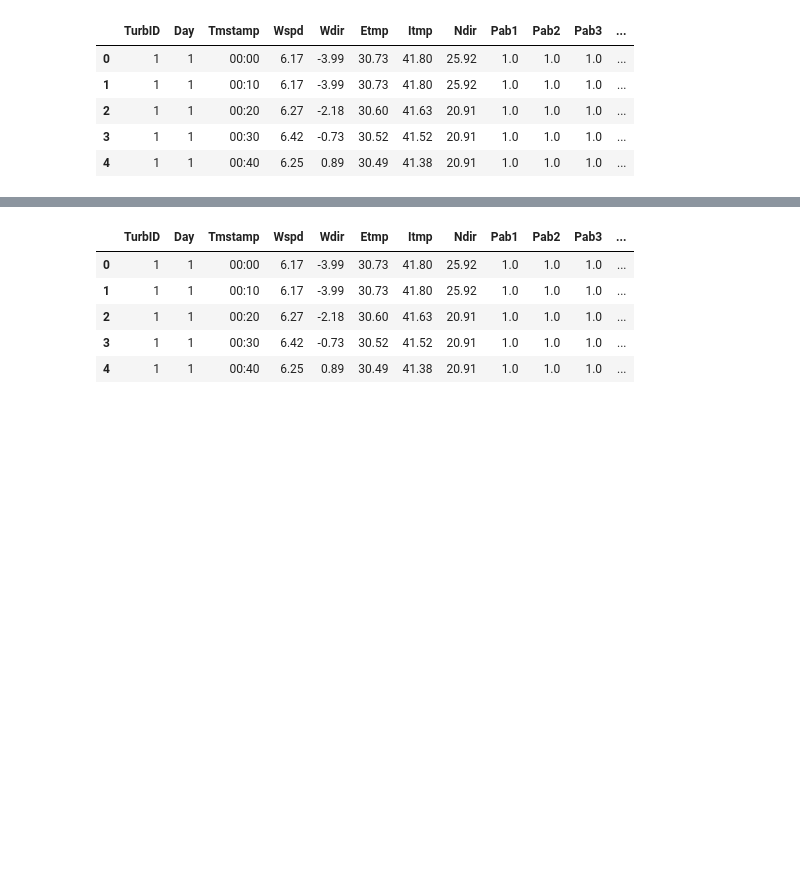
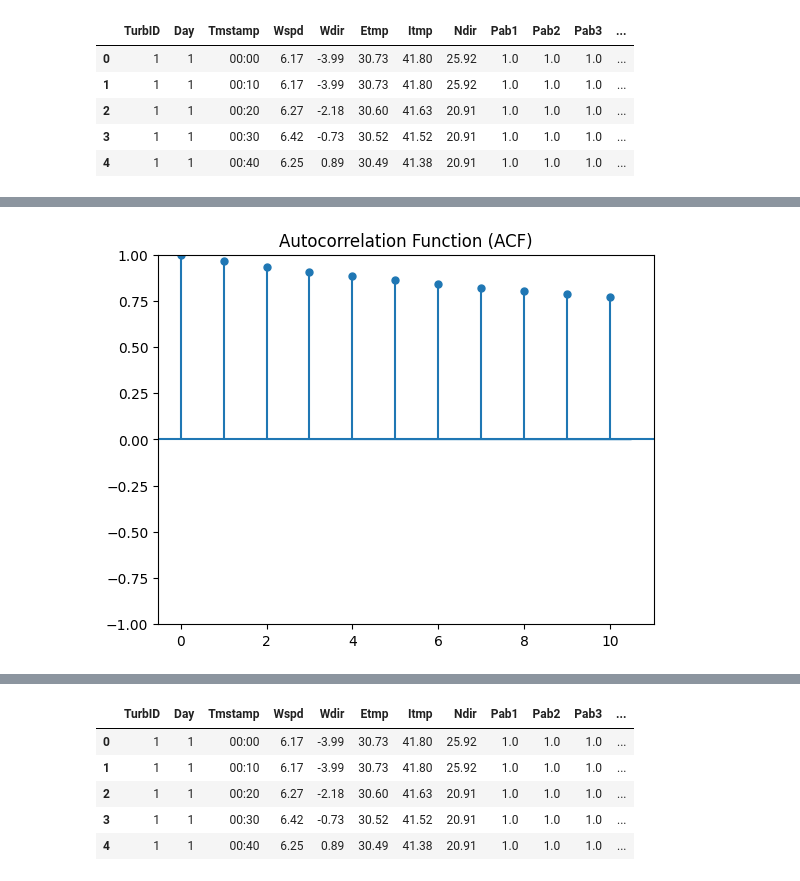
Before and after one commit to GKDGKD/KDD_CUP_2022, a Jupyter notebook: notebook/kdd_EDA.ipynb, the cells around one changed output, grey strips where cells are left out. Cells and saved outputs as stored; diff of their text form; code cells hidden in the pictures; blank space fills up the shorter version.

```diff
--- a/notebook/kdd_EDA.ipynb
+++ b/notebook/kdd_EDA.ipynb
@@ -52,0 +96,9 @@ data.head()
+# %%
+from statsmodels.graphics.tsaplots import plot_acf, plot_pacf
+
+# 绘制自相关图
+plot_acf(data['Patv'][:1000000], lags=10)  # 指定lags为延迟的数量
+plt.title('Autocorrelation Function (ACF)')
+plt.show()
+# %% [output]
+[figure, added]
```
Also changed, not shown: parts of 9 cells of this notebook, 10 other files.
